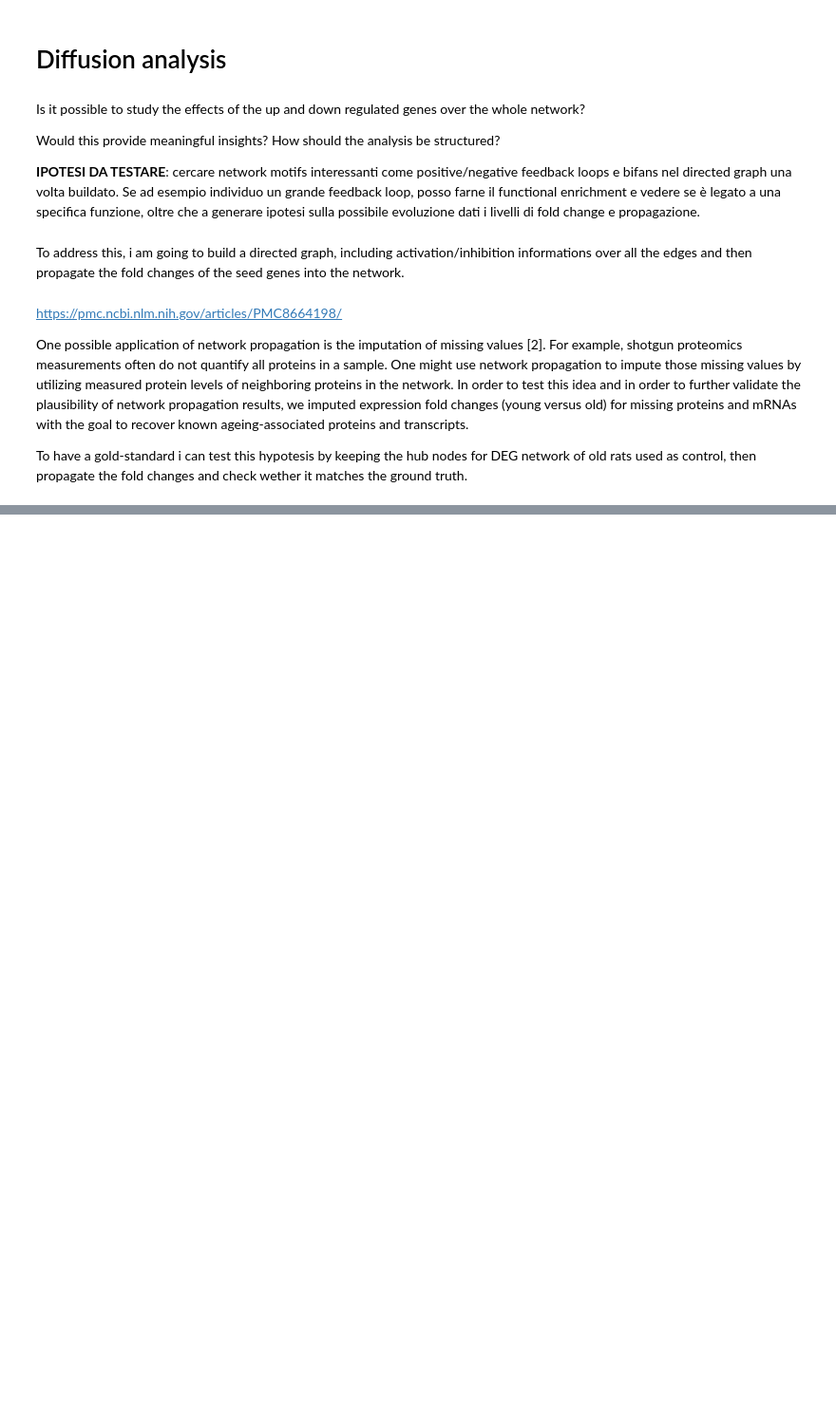
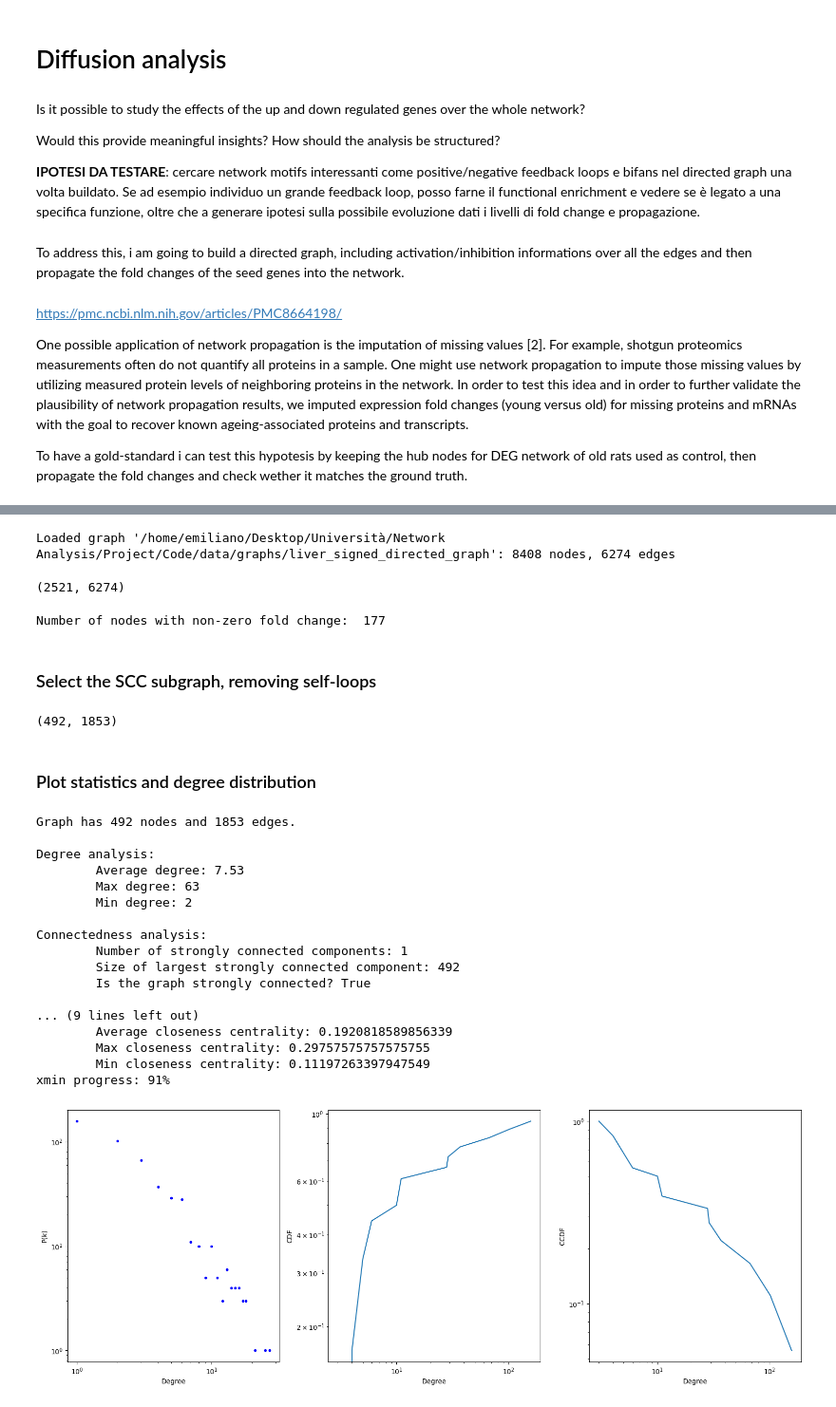
Before and after one commit to EmilianoMarrale/SocialNetworkAnalysis, a Jupyter notebook: notebooks/03_diffusion_analysis.ipynb, the cells around one changed output, grey strips where cells are left out. Shown: that part at 95% size. Cells and saved outputs as stored; diff of their text form; code cells hidden in the pictures; blank space fills up the shorter version.

```diff
--- a/notebooks/03_diffusion_analysis.ipynb
+++ b/notebooks/03_diffusion_analysis.ipynb
@@ -150,0 +54,3 @@ dtype: float64
+# %%
+directed_combined_graph = nx.compose(downregulated_graph, upregulated_graph)
+directed_combined_graph.number_of_nodes(), directed_combined_graph.number_of_edges()
@@ -150,0 +69,3 @@ dtype: float64
+# %%
+directed_combined_graph = directed_combined_graph.subgraph(max(nx.connected_components(directed_combined_graph), key=len)).copy()
+directed_combined_graph.number_of_nodes(), directed_combined_graph.number_of_edges()
@@ -150,0 +84,55 @@ dtype: float64
+# %%
+directed_combined_graph = get_directed_graph(directed_combined_graph, config.LIVER_SIGNED_DIRECTED_GRAPH_FILE_NAME)
+# %% [output]
+Loaded graph '/home/emiliano/Desktop/Università/Network Analysis/Project/Code/data/graphs/liver_signed_directed_graph': 8408 nodes, 6274 edges
+# %%
+isolate_nodes = list(nx.isolates(directed_combined_graph))
+directed_combined_graph.remove_nodes_from(isolate_nodes)
+directed_combined_graph.number_of_nodes(), directed_combined_graph.number_of_edges()
+# %% [output]
+(2521, 6274)
+# %%
+tot_fc = 0
+for n, data in directed_combined_graph.nodes(data=True):
+    if data["fold_change"] != 0.0:
+        tot_fc += 1
+print("Number of nodes with non-zero fold change: ", tot_fc)
+# %% [output]
+Number of nodes with non-zero fold change:  177
+# %% [markdown]
+### Select the SCC subgraph, removing self-loops
+# %%
+scc_graph = nx.strongly_connected_components(directed_combined_graph)
+max_scc = set()
+for cc in scc_graph:
+    if len(cc) > len(max_scc):
+        max_scc = cc
+scc_combined_graph = directed_combined_graph.subgraph(max_scc).copy()
+scc_combined_graph.remove_edges_from(nx.selfloop_edges(scc_combined_graph))
+scc_combined_graph.number_of_nodes(), scc_combined_graph.number_of_edges()
+# %% [output]
+(492, 1853)
+# %% [markdown]
+### Plot statistics and degree distribution
+# %%
+test = print_analysis(scc_combined_graph)
+plot_dist(scc_combined_graph)
+# %% [output]
+Graph has 492 nodes and 1853 edges.
+
+Degree analysis:
+        Average degree: 7.53
+        Max degree: 63
+        Min degree: 2
+
+Connectedness analysis:
+        Number of strongly connected components: 1
+        Size of largest strongly connected component: 492
+        Is the graph strongly connected? True
+
+... (9 lines left out)
+        Average closeness centrality: 0.1920818589856339
+        Max closeness centrality: 0.29757575757575755
+        Min closeness centrality: 0.11197263397947549
+xmin progress: 91%
+[figure, added]
```
Also changed, not shown: parts of 22 cells of this notebook, 21 other files.
